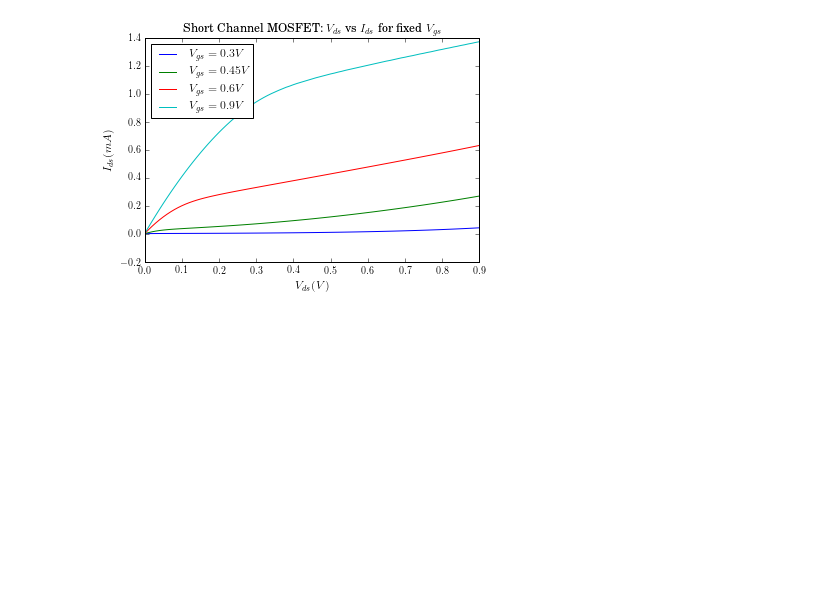
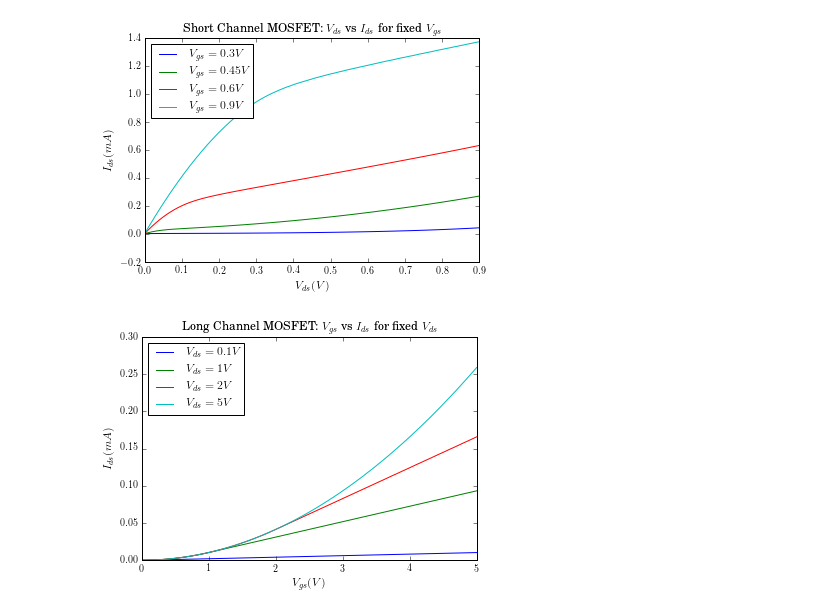
Before and after one commit to vighneshiyer/ee142, a Jupyter notebook: Labs/lab0/Plotting.ipynb, the cells around one changed output. Cells and saved outputs as stored; diff of their text form; code cells hidden in the pictures; blank space fills up the shorter version.

```diff
--- a/Labs/lab0/Plotting.ipynb
+++ b/Labs/lab0/Plotting.ipynb
@@ -48,3 +48,28 @@ plt.savefig('lab0_report/images/short_channel_vds_vs_ids.png', bbox_inches='tigh
 plt.show()
 # %% [output]
 [figure]
+# %%
+long_channel_dc_data = []
+# vds, vgs, freq, Ids (amps)
+with open('long_channel_dc_sweep_data.csv', 'r') as f:
+    reader = csv.reader(f)
+    next(reader)
+    for row in reader:
+        row = [float(d) for d in row]
+        long_channel_dc_data += [row]
+# %%
+vds_vals = [0.5, 1, 2, 5]
+plt.figure()
+for vds in vds_vals:
+    data = [row for row in long_channel_dc_data if row[0] == round(vds,2)]
+    vgs = [d[1] for d in data]
+    ids = [d[3]*1000.0 for d in data]
+    plt.plot(vgs, ids)
+plt.ylabel('$I_{ds} (mA)$')
+plt.xlabel('$V_{gs} (V)$')
+plt.title('Long Channel MOSFET: $V_{gs}$ vs $I_{ds}$ for fixed $V_{ds}$')
+plt.legend(['$V_{ds} = %s V$' % vds for vds in vds_vals], loc='upper left')
+plt.savefig('lab0_report/images/long_channel_vgs_vs_ids.png', bbox_inches='tight', dpi=300)
+plt.show()
+# %% [output]
+[figure, added]
```
Also changed, not shown: parts of 1 cell of this notebook, 5 other files.
